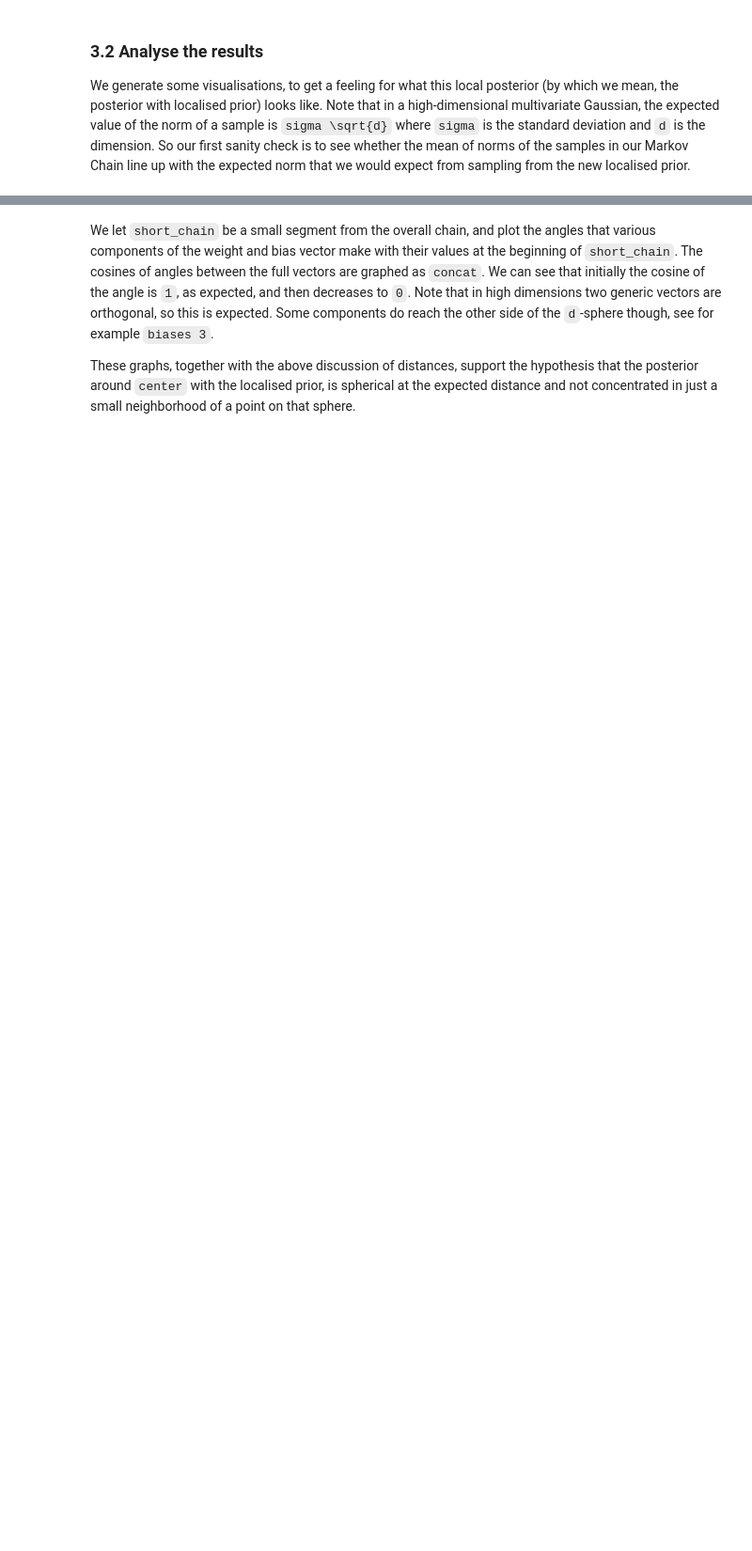
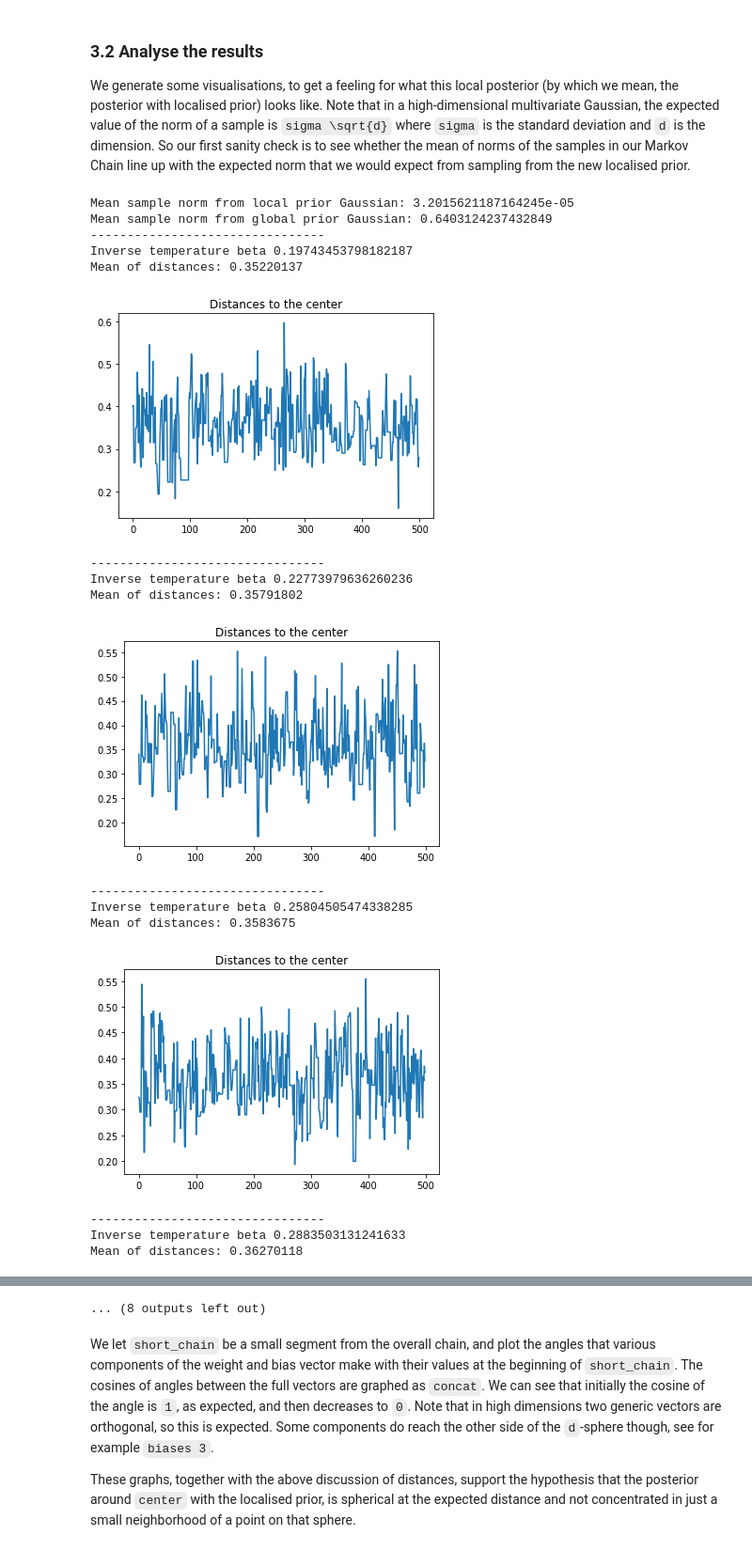
Before and after one commit to suswei/RLCT, a Jupyter notebook: notebooks/MCMC-Symmetry.ipynb, the cells around one changed output, grey strips where cells are left out. Shown at 94% size. Cells and saved outputs as stored; diff of their text form; code cells hidden in the pictures; blank space fills up the shorter version.

```diff
--- a/notebooks/MCMC-Symmetry.ipynb
+++ b/notebooks/MCMC-Symmetry.ipynb
@@ -434,9 +443,9 @@ true_network = build_network(true_dist_state[::2],
                              true_dist_state[1::2])
 
 def generate_data(num_samples):
-  # The distribution q(x) is uniform on the unit square [0,1]x[0,1]
-  x1_coords = np.random.rand(num_samples)
-  x2_coords = np.random.rand(num_samples)
+  # The distribution q(x) is uniform on the unit square [-1,1]x[-1,1]
+  x1_coords = 2 * np.random.rand(num_samples) - 1
+  x2_coords = 2 * np.random.rand(num_samples) - 1
 
   X_data = []
   y_data = []
@@ -454,8 +463,8 @@ def generate_data(num_samples):
 
   return (X_data, y_data)
 
-X_train, y_train = generate_data(1000)
-X_test, y_test = generate_data(100)
+X_train, y_train = generate_data(args.training_sample_size)
+X_test, y_test = generate_data(args.training_sample_size)
 
 print(X_train[:10])
 print(y_train[:10])
@@ -492,12 +501,12 @@ plt.show()
 ### 2.1 Setup priors and data
 # %%
 # Setup priors
-weight_prior = tfd.Normal(0.0, 0.1)
-bias_prior = tfd.Normal(0.0, 0.1)
+weight_prior = tfd.Normal(0.0, args.global_prior_weight_std)
+bias_prior = tfd.Normal(0.0, args.global_prior_bias_std)
 
 # def joint_log_prob_fn(center=None, weight_prior=None, bias_prior=None, X, y, beta, *args):
 joint_log_prob = partial(
-    joint_log_prob_fn, X_train, y_train, beta=1.0, center=None, weight_prior, bias_prior,
+    joint_log_prob_fn, None, weight_prior, bias_prior, X_train, y_train, 1.0
 )
 
 initial_state = get_initial_state(weight_prior, bias_prior, num_hidden=args.H)
@@ -605,16 +645,13 @@ betas = np.linspace(1 / np.log(n) * (1 - 1 / np.sqrt(2 * np.log(n))),
 print("Betas:")
 print(betas)
 
-local_weight_prior = tfd.Normal(0.0, args.prior_std_dev) # mean, std
-local_bias_prior = tfd.Normal(0.0, args.prior_std_dev)
+local_weight_prior = tfd.Normal(0.0, args.local_prior_std_dev) # mean, std
+local_bias_prior = tfd.Normal(0.0, args.local_prior_std_dev)
 
 posteriors = []
 
 # Note that the MC chains are currently using the global prior
 for b in betas:
-  logp = partial(joint_log_prob_fn, X_train, y_train, beta=b,
-                 center, weight_prior=weight_prior,
-                 bias_prior=bias_prior)
+  logp = partial(joint_log_prob_fn, center, weight_prior,
+                 bias_prior, X_train, y_train, b)
   posteriors.append(logp)
-
-print(posteriors)
@@ -650,23 +709,42 @@ for (b,logprob) in zip(betas,posteriors):
 
 We generate some visualisations, to get a feeling for what this local posterior (by which we mean, the posterior with localised prior) looks like. Note that in a high-dimensional multivariate Gaussian, the expected value of the norm of a sample is `sigma \sqrt{d}` where `sigma` is the standard deviation and `d` is the dimension. So our first sanity check is to see whether the mean of norms of the samples in our Markov Chain line up with the expected norm that we would expect from sampling from the new localised prior.
 # %%
-print("Mean sample norm from local prior Gaussian: " + str(args.prior_std_dev * np.sqrt(NUM_PARAMS)))
+print("Mean sample norm from local prior Gaussian: " + str(args.local_prior_std_dev * np.sqrt(NUM_PARAMS)))
+print("Mean sample norm from global prior Gaussian: " + str(args.global_prior_weight_std * np.sqrt(NUM_PARAMS)))
 
-short_chain_length = 100
+short_chain_length = 500
 
-from pylab import rcParams
-rcParams['figure.figsize'] = 15, 8
+#from pylab import rcParams
+#rcParams['figure.figsize'] = 15, 8
 
 for (b,fc) in zip(betas,mc_chains):
   print("--------------------------------")
   print("Inverse temperature beta " + str(b))
 
   short_chain = []
 
   for c in fc:
     short_chain.append(c[-short_chain_length:])
 
   plt.figure()
   plt.title("Distances to the center")
   plot_distances(short_chain, center)
   plt.show()
+# %% [output]
+Mean sample norm from local prior Gaussian: 3.2015621187164245e-05
+Mean sample norm from global prior Gaussian: 0.6403124237432849
+--------------------------------
+Inverse temperature beta 0.19743453798182187
+Mean of distances: 0.35220137
+[figure, added]
+--------------------------------
+Inverse temperature beta 0.22773979636260236
+Mean of distances: 0.35791802
+[figure, added]
+--------------------------------
+Inverse temperature beta 0.25804505474338285
+Mean of distances: 0.3583675
+[figure, added]
+--------------------------------
+Inverse temperature beta 0.2883503131241633
+Mean of distances: 0.36270118
@@ -673,3 +760,4 @@ for (b,fc) in zip(betas,mc_chains):
+... (8 outputs left out)
 # %% [markdown]
 We let `short_chain` be a small segment from the overall chain, and plot the angles that various components of the weight and bias vector make with their values at the beginning of `short_chain`. The cosines of angles between the full vectors are graphed as `concat`. We can see that initially the cosine of the angle is `1`, as expected, and then decreases to `0`. Note that in high dimensions two generic vectors are orthogonal, so this is expected. Some components do reach the other side of the `d`-sphere though, see for example `biases 3`.
 
```
Also changed, not shown: parts of 14 cells of this notebook.
